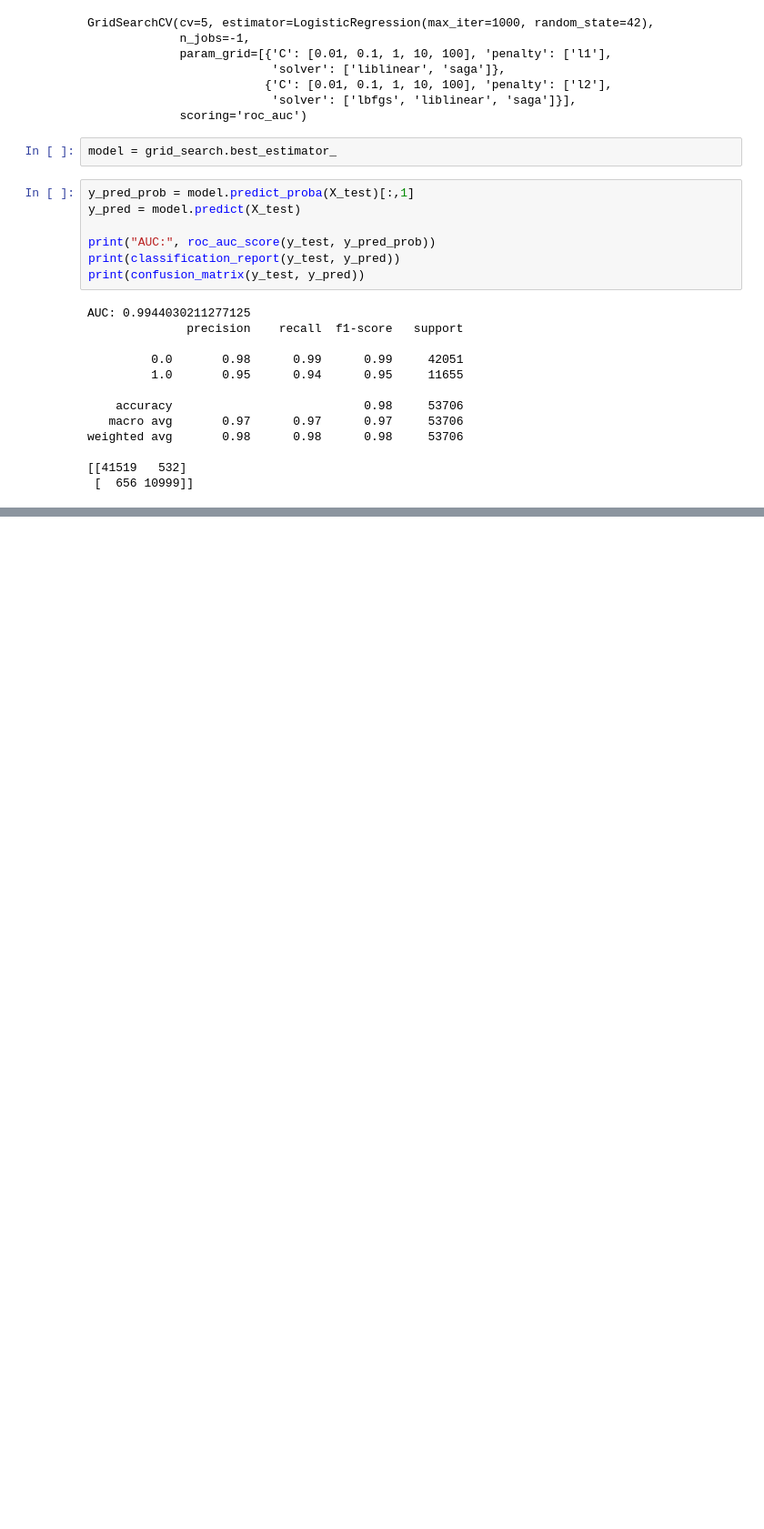
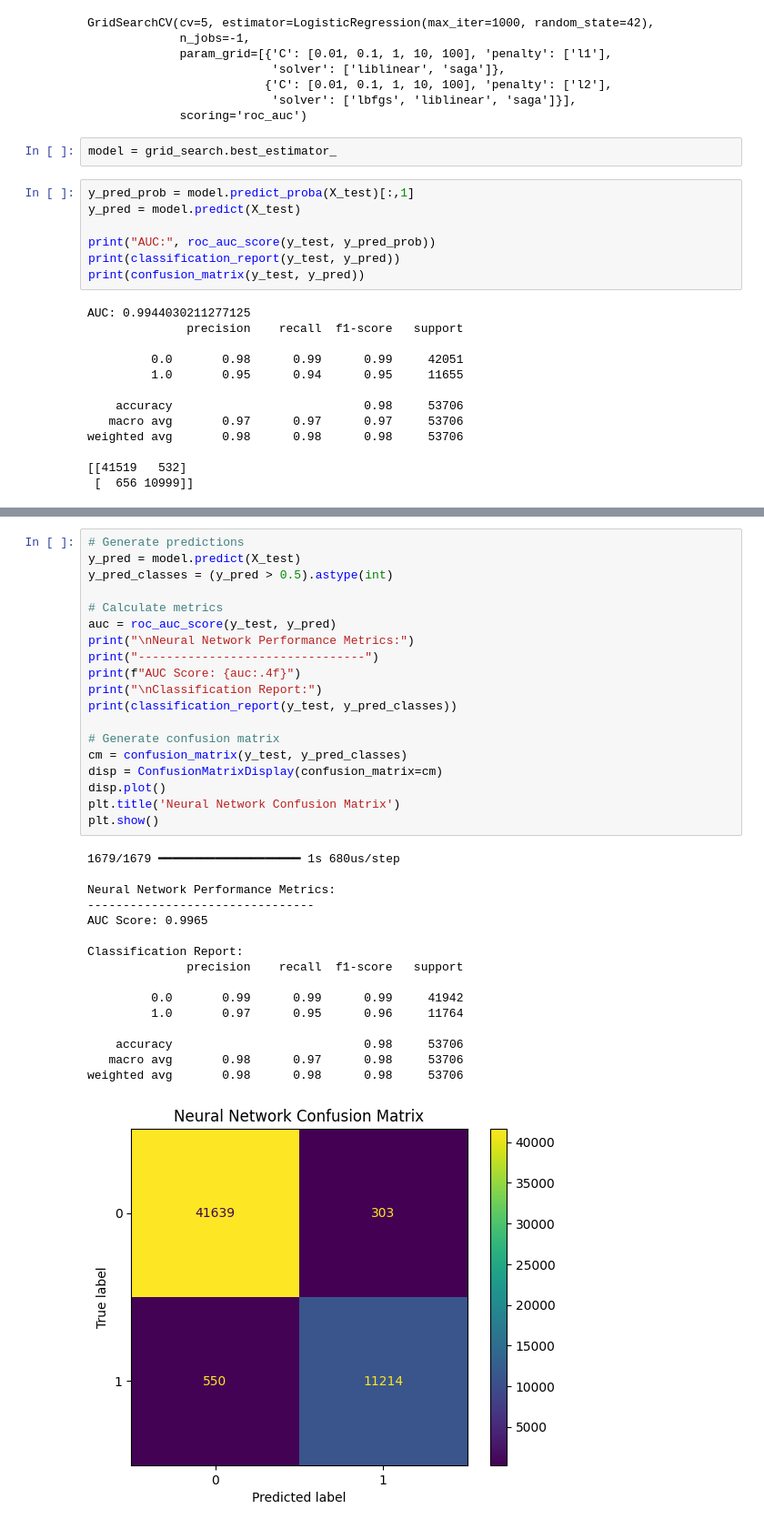
Before and after one commit to andresaris1/bio---copia, a Jupyter notebook: modelo.ipynb, the cells around one changed output, grey strips where cells are left out. Shown: that part at 91% size. Saved outputs shown, nothing was run; the diff lists cells and outputs as text; blank space fills up the shorter version.

```diff
--- a/modelo.ipynb
+++ b/modelo.ipynb
@@ -341,0 +409,36 @@ weighted avg       0.98      0.98      0.98     53706
+# %%
+# Generate predictions
+y_pred = model.predict(X_test)
+y_pred_classes = (y_pred > 0.5).astype(int)
+
+# Calculate metrics
+auc = roc_auc_score(y_test, y_pred)
+print("\nNeural Network Performance Metrics:")
+print("--------------------------------")
+print(f"AUC Score: {auc:.4f}")
+print("\nClassification Report:")
+print(classification_report(y_test, y_pred_classes))
+
+# Generate confusion matrix
+cm = confusion_matrix(y_test, y_pred_classes)
+disp = ConfusionMatrixDisplay(confusion_matrix=cm)
+disp.plot()
+plt.title('Neural Network Confusion Matrix')
+plt.show()
+# %% [output]
+1679/1679 ━━━━━━━━━━━━━━━━━━━━ 1s 680us/step
+
+Neural Network Performance Metrics:
+--------------------------------
+AUC Score: 0.9965
+
+Classification Report:
+              precision    recall  f1-score   support
+
+         0.0       0.99      0.99      0.99     41942
+         1.0       0.97      0.95      0.96     11764
+
+    accuracy                           0.98     53706
+   macro avg       0.98      0.97      0.98     53706
+weighted avg       0.98      0.98      0.98     53706
+[figure, added]
```
Also changed, not shown: parts of 3 cells of this notebook, 3 other files.
